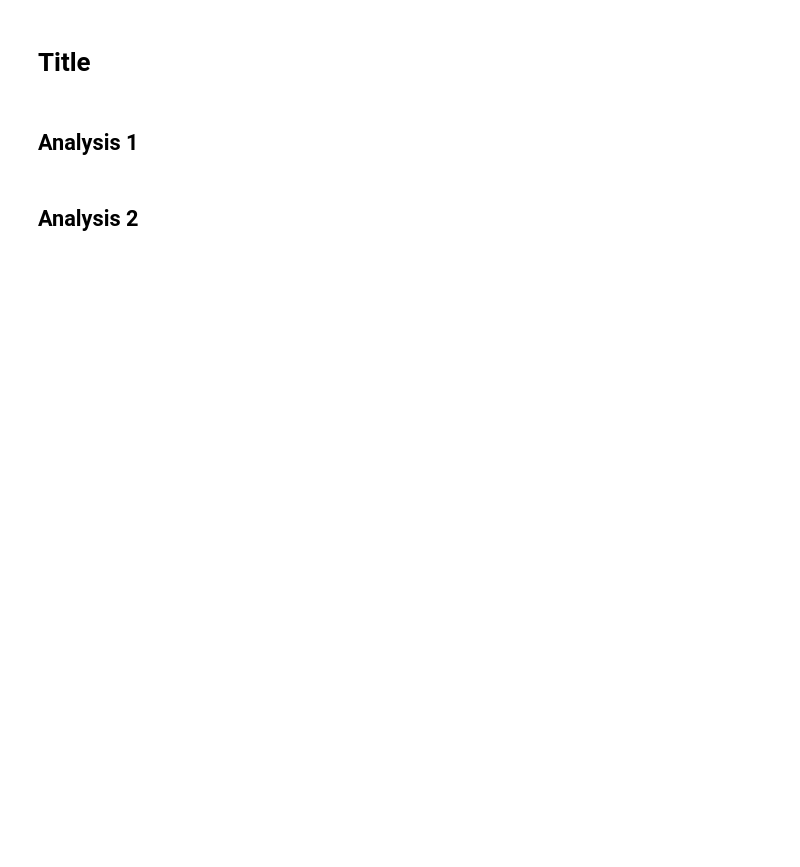
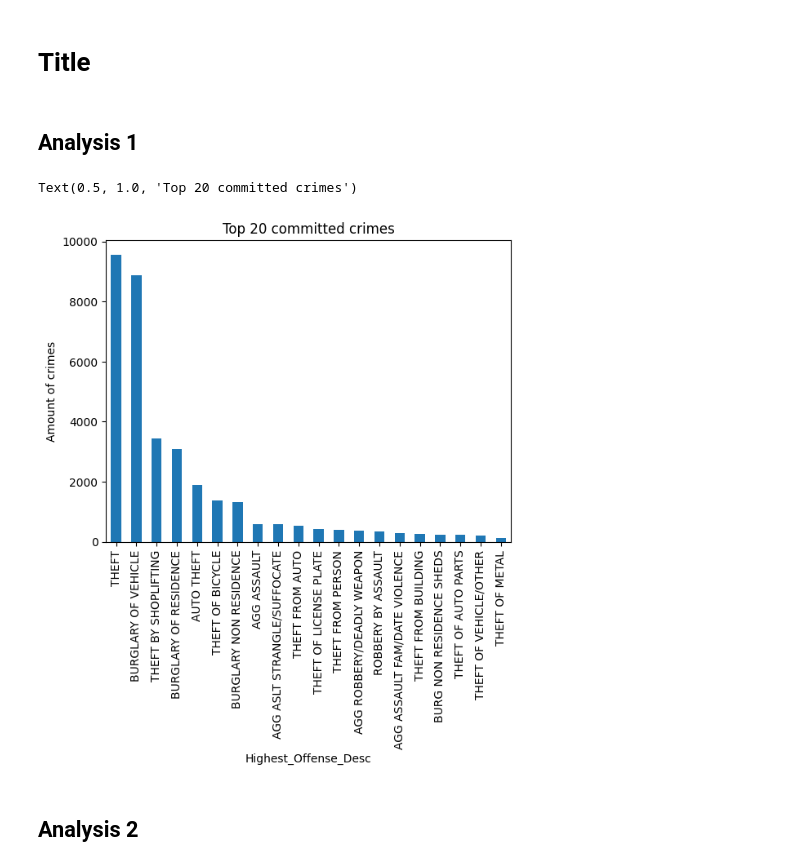
Before and after one commit to lexykj/cs5830_project2, a Jupyter notebook: project2.ipynb, the cells around one changed output. Cells and saved outputs as stored; diff of their text form; code cells hidden in the pictures; blank space fills up the shorter version.

```diff
--- a/project2.ipynb
+++ b/project2.ipynb
@@ -18,5 +21,20 @@ import folium
 crimeHousing = pd.read_csv("crime-housing-austin-2015.csv")
 # %% [markdown]
 ## Analysis 1
+# %%
+print('There are',len(crimeHousing['Highest_Offense_Desc'].unique()), 'different types of crime in Austin.')
+
+crimeHousing2 = crimeHousing.copy()
+crimeHousing2 = crimeHousing2.dropna()
+crimeHousing2['Highest_Offense_Desc'].value_counts().head()
+# %%
+crimeHousing2['Highest_Offense_Desc'].value_counts().head(20).plot(kind='bar')
+
+plt.xlabel("Highest_Offense_Desc")
+plt.ylabel("Amount of crimes")
+plt.title('Top 20 committed crimes')
+# %% [output]
+Text(0.5, 1.0, 'Top 20 committed crimes')
+[figure, added]
 # %% [markdown]
 ## Analysis 2
```
Also changed, not shown: parts of 4 cells of this notebook.
